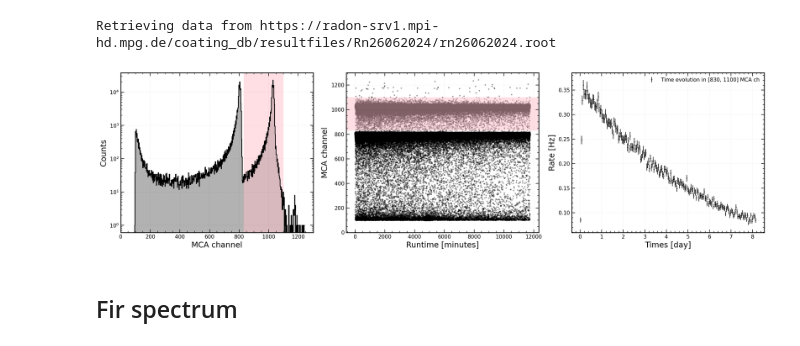
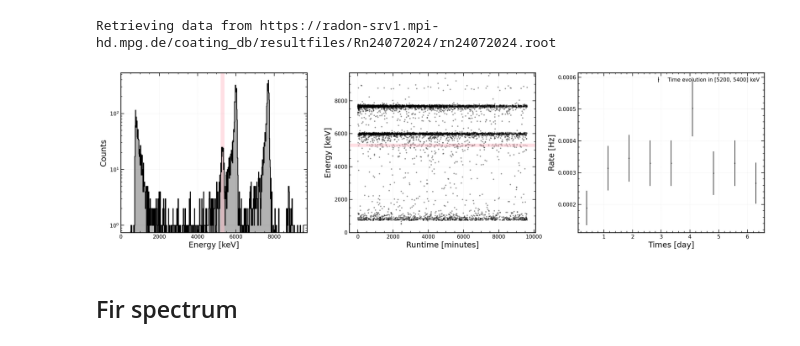
Before and after one commit to GiovanniVolta/RadDetect, a Jupyter notebook: tutorials/blumchen.ipynb, the cells around one changed output. Drawn from its saved outputs; the diff is of its cells as text; code cells hidden in the pictures.

Commit message:
addenergy calibration to mona and blumchen

```diff
--- a/tutorials/blumchen.ipynb
+++ b/tutorials/blumchen.ipynb
@@ -12,13 +12,13 @@ from scipy.stats import norm
 from scipy.stats import skewnorm
 # %%
 # It works only in the MPIK network
-blumchen = rd.BlumchenAnalysis(filename='Rn26062024')
+blumchen = rd.BlumchenAnalysis(filename='Rn24072024', energy_calibration=[0.13375, 1.65])
 # %% [output]
-Retrieving data from https://radon-srv1.mpi-hd.mpg.de/coating_db/resultfiles/Rn26062024/rn26062024.root
+Retrieving data from https://radon-srv1.mpi-hd.mpg.de/coating_db/resultfiles/Rn24072024/rn24072024.root
 # %%
-blumchen.get_base_plot(n_channels=500, n_timestamp=200, MCA_range=[830, 1100])
+blumchen.get_base_plot(n_mca=500, n_timestamp=10, MCA_range=[5200, 5400], time_range=[20, np.inf])
 # %% [output]
-[figure, old version]
+[figure, new version]
 # %% [markdown]
 ## Fir spectrum
 # %%
```
Also changed, not shown: parts of 8 cells of this notebook, 3 other files.
